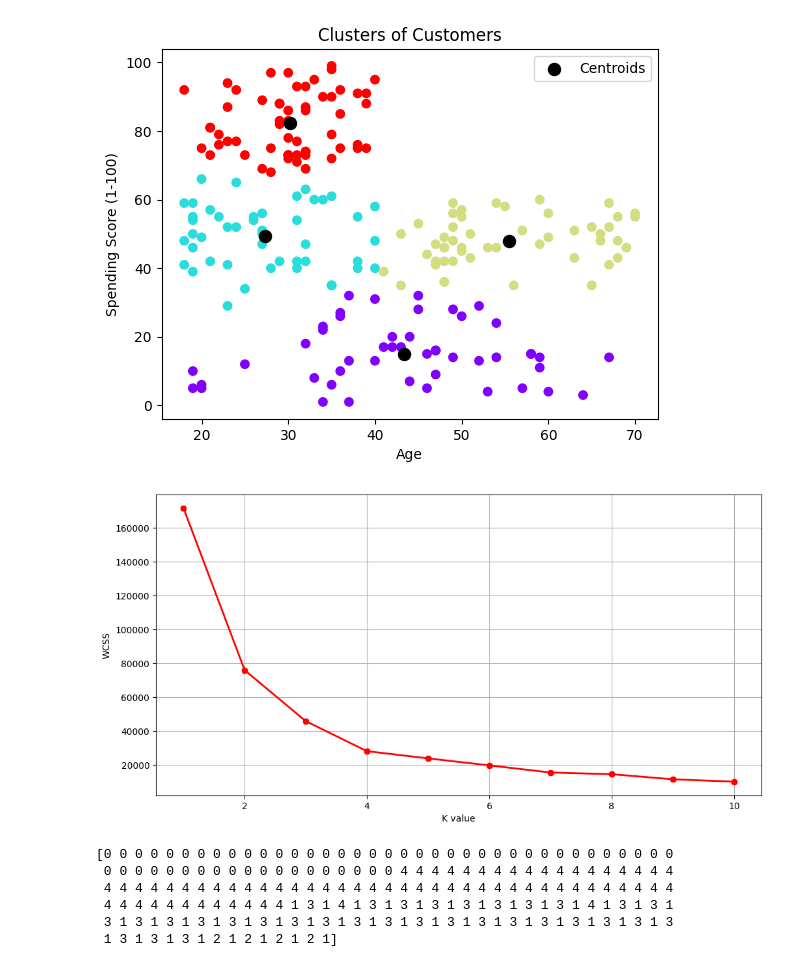
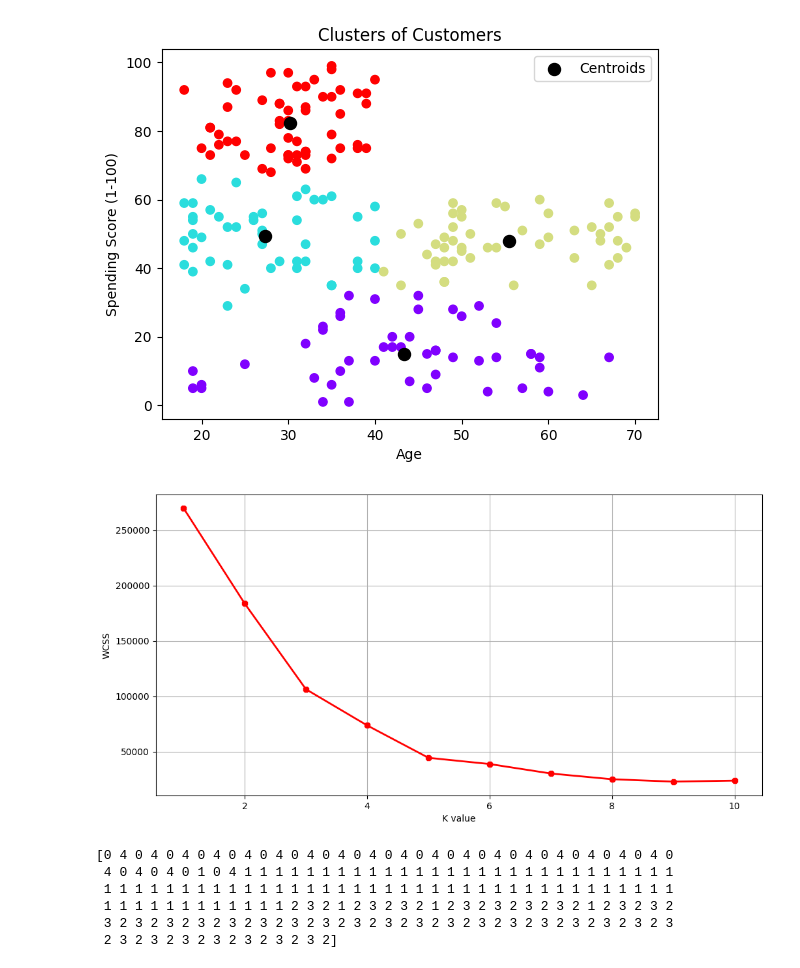
Before and after one commit to Khairul-islam99/Customer_Segmentation_project, a Jupyter notebook: Customer_Segmentation_project_.ipynb, the cells around one changed output. Saved outputs shown, nothing was run; the diff lists cells and outputs as text; code cells hidden in the pictures.

```diff
--- a/Customer_Segmentation_project_.ipynb
+++ b/Customer_Segmentation_project_.ipynb
@@ -219,32 +219,32 @@ plt.show()
 # %%
 X2 = customer_data[['Annual Income (k$)', 'Spending Score (1-100)']].values
 
 
 from sklearn.cluster import KMeans
 wcss=[]
 for k in range(1,11):
      kmeans=KMeans(n_clusters=k, init="k-means++")
-     kmeans.fit(X1)
+     kmeans.fit(X2)
      wcss.append(kmeans. inertia_)
 plt.figure(figsize=(12,6))
 plt.grid()
 plt.plot(range(1,11), wcss, linewidth=2, color="red", marker ="8")
 plt.xlabel("K value")
 plt.ylabel("WCSS")
 plt.show()
 # %% [output]
-[figure, old version]
+[figure, new version]
 # %%
 kmeans = KMeans(n_clusters= 5)
 label = kmeans.fit_predict(X2)
 print(label)
 # %% [output]
-[0 0 0 0 0 0 0 0 0 0 0 0 0 0 0 0 0 0 0 0 0 0 0 0 0 0 0 0 0 0 0 0 0 0 0 0 0
- 0 0 0 0 0 0 0 0 0 0 0 0 0 0 0 0 0 0 0 4 4 4 4 4 4 4 4 4 4 4 4 4 4 4 4 4 4
- 4 4 4 4 4 4 4 4 4 4 4 4 4 4 4 4 4 4 4 4 4 4 4 4 4 4 4 4 4 4 4 4 4 4 4 4 4
- 4 4 4 4 4 4 4 4 4 4 4 4 1 3 1 4 1 3 1 3 1 3 1 3 1 3 1 3 1 3 1 4 1 3 1 3 1
- 3 1 3 1 3 1 3 1 3 1 3 1 3 1 3 1 3 1 3 1 3 1 3 1 3 1 3 1 3 1 3 1 3 1 3 1 3
- 1 3 1 3 1 3 1 2 1 2 1 2 1 2 1]
+[0 4 0 4 0 4 0 4 0 4 0 4 0 4 0 4 0 4 0 4 0 4 0 4 0 4 0 4 0 4 0 4 0 4 0 4 0
+ 4 0 4 0 4 0 1 0 4 1 1 1 1 1 1 1 1 1 1 1 1 1 1 1 1 1 1 1 1 1 1 1 1 1 1 1 1
+ 1 1 1 1 1 1 1 1 1 1 1 1 1 1 1 1 1 1 1 1 1 1 1 1 1 1 1 1 1 1 1 1 1 1 1 1 1
+ 1 1 1 1 1 1 1 1 1 1 1 1 2 3 2 1 2 3 2 3 2 1 2 3 2 3 2 3 2 3 2 1 2 3 2 3 2
+ 3 2 3 2 3 2 3 2 3 2 3 2 3 2 3 2 3 2 3 2 3 2 3 2 3 2 3 2 3 2 3 2 3 2 3 2 3
+ 2 3 2 3 2 3 2 3 2 3 2 3 2 3 2]
 # %%
 import matplotlib.pyplot as plt
 
```
Also changed, not shown: parts of 1 cell of this notebook.
